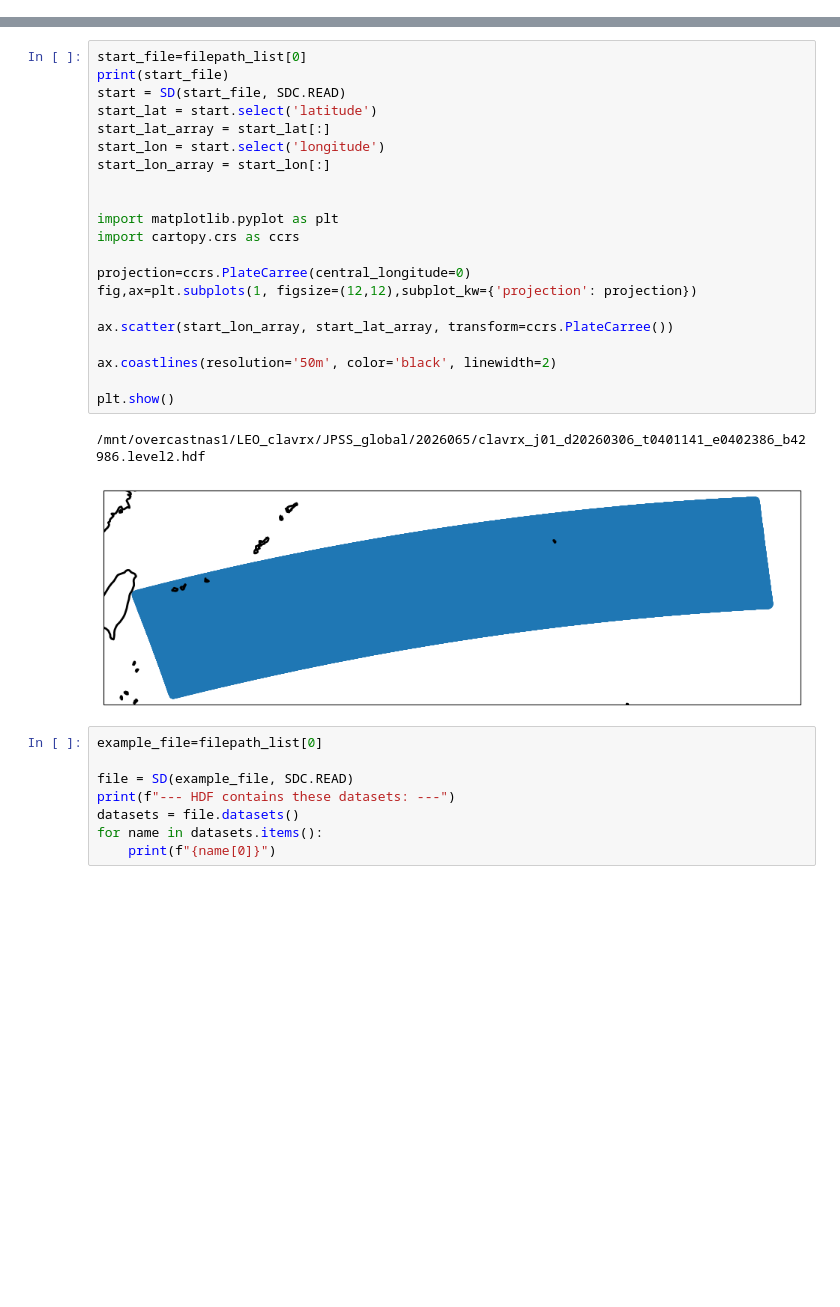
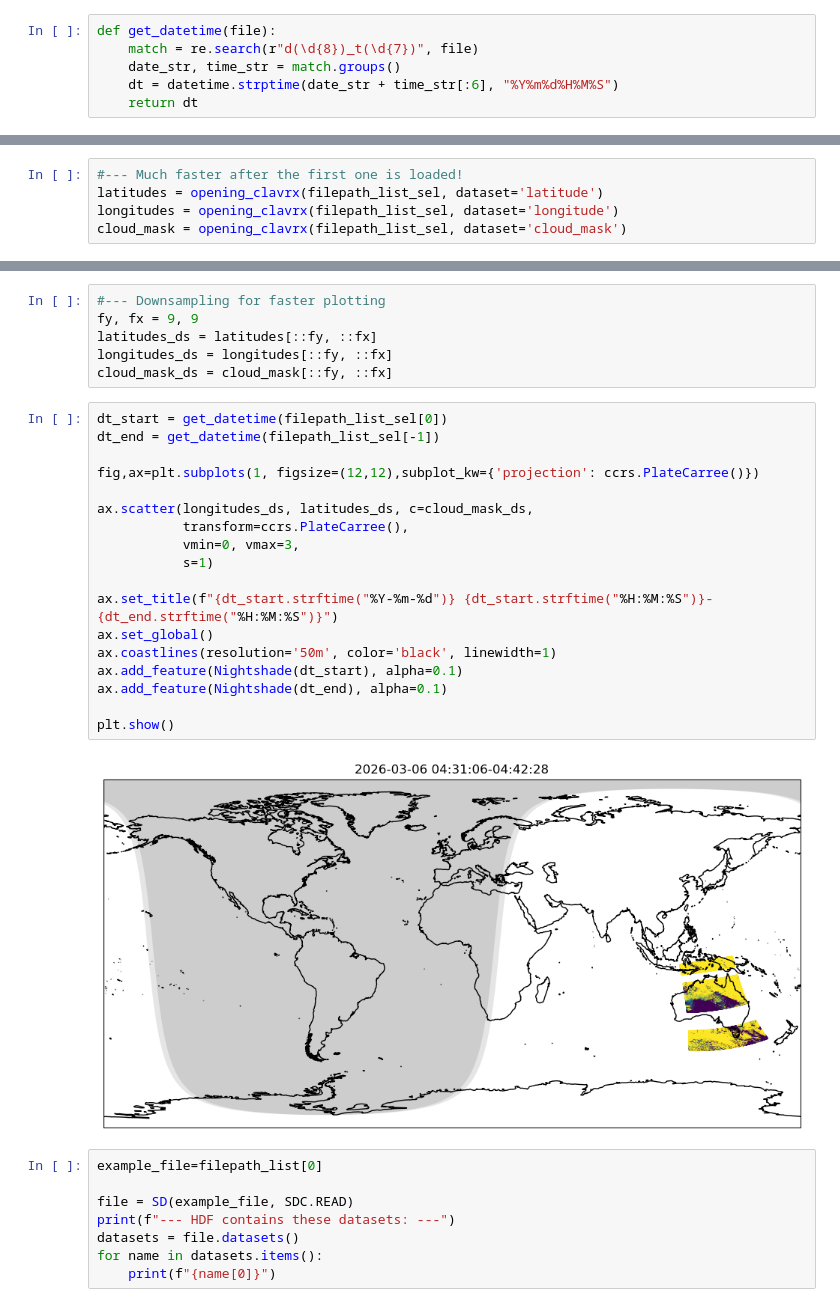
Before and after one commit to jesseturner/spectral_analysis, a Jupyter notebook: explore_clavrx_jpss_data.ipynb, the cells around one changed output, grey strips where cells are left out. Cells and saved outputs as stored; diff of their text form; blank space fills up the shorter version.

Commit message:
Plotting variables and handling missing data

```diff
--- a/explore_clavrx_jpss_data.ipynb
+++ b/explore_clavrx_jpss_data.ipynb
@@ -14,0 +23,6 @@ filepath_list.sort()
+# %%
+def get_datetime(file):
+    match = re.search(r"d(\d{8})_t(\d{7})", file)
+    date_str, time_str = match.groups()
+    dt = datetime.strptime(date_str + time_str[:6], "%Y%m%d%H%M%S")
+    return dt
@@ -14,0 +55,5 @@ filepath_list.sort()
+# %%
+#--- Much faster after the first one is loaded!
+latitudes = opening_clavrx(filepath_list_sel, dataset='latitude')
+longitudes = opening_clavrx(filepath_list_sel, dataset='longitude')
+cloud_mask = opening_clavrx(filepath_list_sel, dataset='cloud_mask')
@@ -15,27 +67,29 @@ filepath_list.sort()
+# %%
+#--- Downsampling for faster plotting
+fy, fx = 9, 9
+latitudes_ds = latitudes[::fy, ::fx]
+longitudes_ds = longitudes[::fy, ::fx]
+cloud_mask_ds = cloud_mask[::fy, ::fx]
 # %%
-start_file=filepath_list[0]
-print(start_file)
-start = SD(start_file, SDC.READ)
-start_lat = start.select('latitude')
-start_lat_array = start_lat[:]
-start_lon = start.select('longitude')
-start_lon_array = start_lon[:]
+dt_start = get_datetime(filepath_list_sel[0])
+dt_end = get_datetime(filepath_list_sel[-1])
 
+fig,ax=plt.subplots(1, figsize=(12,12),subplot_kw={'projection': ccrs.PlateCarree()})
 
-import matplotlib.pyplot as plt
-import cartopy.crs as ccrs
+ax.scatter(longitudes_ds, latitudes_ds, c=cloud_mask_ds,
+           transform=ccrs.PlateCarree(),
+           vmin=0, vmax=3,
+           s=1)
 
-projection=ccrs.PlateCarree(central_longitude=0)
-fig,ax=plt.subplots(1, figsize=(12,12),subplot_kw={'projection': projection})
-
-ax.scatter(start_lon_array, start_lat_array, transform=ccrs.PlateCarree())
-
-ax.coastlines(resolution='50m', color='black', linewidth=2)
+ax.set_title(f"{dt_start.strftime("%Y-%m-%d")} {dt_start.strftime("%H:%M:%S")}-{dt_end.strftime("%H:%M:%S")}")
+ax.set_global()
+ax.coastlines(resolution='50m', color='black', linewidth=1)
+ax.add_feature(Nightshade(dt_start), alpha=0.1)
+ax.add_feature(Nightshade(dt_end), alpha=0.1)
 
 plt.show()
 # %% [output]
-/mnt/overcastnas1/LEO_clavrx/JPSS_global/2026065/clavrx_j01_d20260306_t0401141_e0402386_b42986.level2.hdf
-[figure, old version]
+[figure, new version]
 # %%
 example_file=filepath_list[0]
 
```
Also changed, not shown: parts of 5 cells of this notebook.
